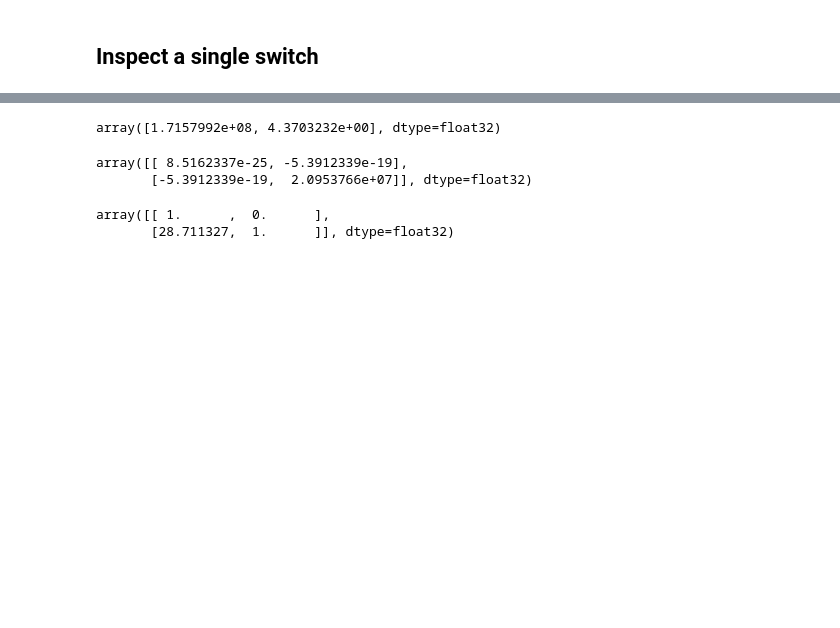
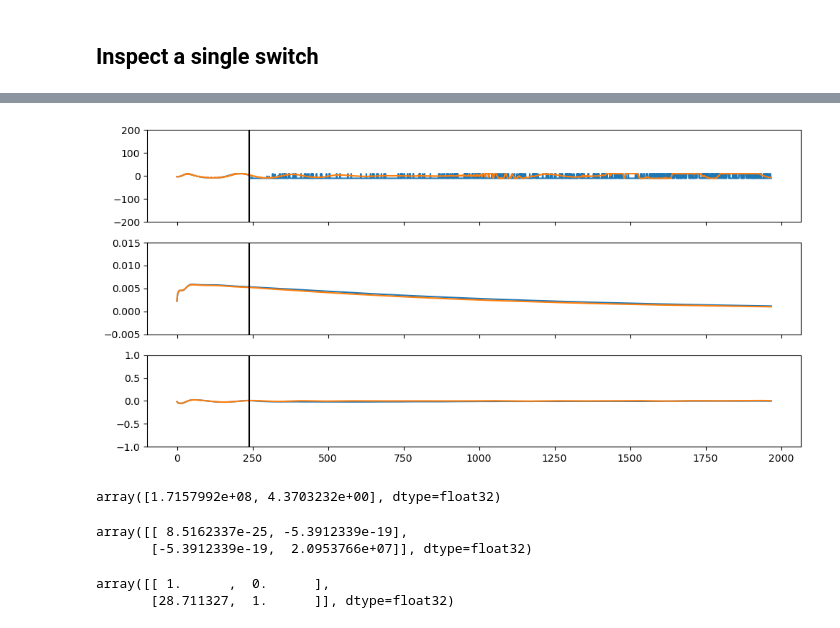
Before and after one commit to draeloslab/AdaptiveLatents, a Jupyter notebook: scripts/debug jax/switch_runtimes.ipynb, the cells around one changed output, grey strips where cells are left out. Saved outputs shown, nothing was run; the diff lists cells and outputs as text; code cells hidden in the pictures; blank space fills up the shorter version.

```diff
--- a/scripts/debug jax/switch_runtimes.ipynb
+++ b/scripts/debug jax/switch_runtimes.ipynb
@@ -99,3 +99,23 @@ plt.title(f"L_diag for '{br.bw.backend_note}'");
+# %%
+%matplotlib inline
+fig, axs = plt.subplots(nrows=3, layout="tight", figsize=(10,5), sharex=True)
+
+bubble = 5
+axs[0].plot(br.L_diag_grad_history[:, bubble, :])
+axs[0].set_ylim(np.array([-1,1])*200)
+
+axs[1].plot(br.L_diag_v_history[:, bubble, :])
+axs[1].set_ylim(np.array([-1,1])*.01 + 0.005)
+
+
+axs[2].plot(br.L_diag_m_history[:, bubble, :])
+axs[2].set_ylim(np.array([-1,1])*1)
+
+
+for i in range(3):
+    axs[i].axvline(switch_iteration - brs[0,0].bw.M, color='k')
+# %% [output]
+[figure, added]
 # %%
 %matplotlib qt
 fig, axs = plt.subplots(nrows=3, layout="tight", figsize=(10,5), sharex=True)
```
Also changed, not shown: parts of 7 cells of this notebook, 17 other files.
